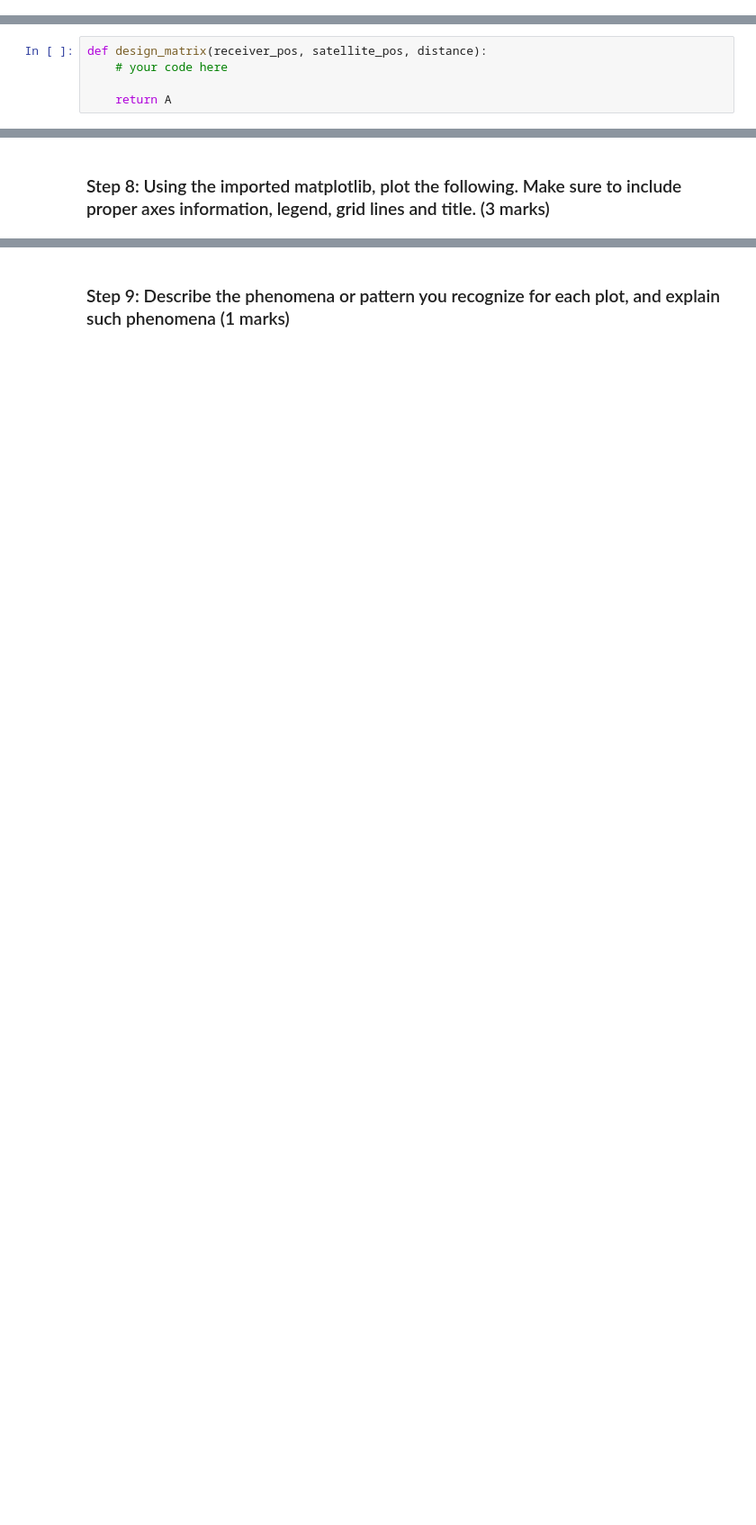
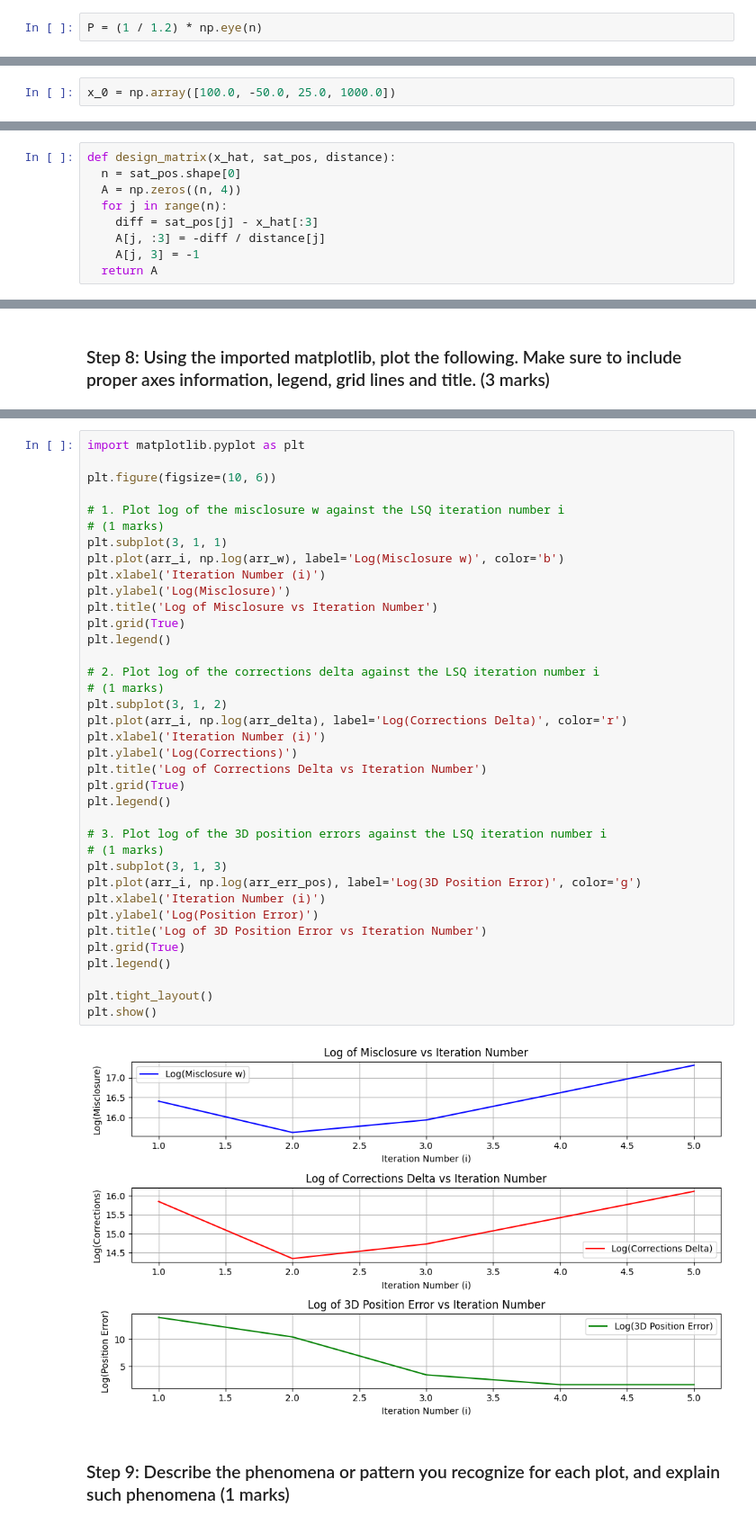
Before and after one commit to andrew-thai08/ENGG680_2025_Fall, a Jupyter notebook: Lab_Assignment2/Assignment2.ipynb, the cells around one changed output, grey strips where cells are left out. Shown at 90% size. Drawn from its saved outputs; the diff is of its cells as text; blank space fills up the shorter version.

```diff
--- a/Lab_Assignment2/Assignment2.ipynb
+++ b/Lab_Assignment2/Assignment2.ipynb
@@ -88,2 +116,4 @@ P =
+# %%
+P = (1 / 1.2) * np.eye(n)
 # %% [markdown]
 ### Step 2: set the initial states as [100.0, -50.0, 25.0, 1000.0] (0.5 mark)
@@ -92,2 +120,4 @@ x_0 =
+# %%
+x_0 = np.array([100.0, -50.0, 25.0, 1000.0])
 # %% [markdown]
 ### Step 3: initialize the corrections array as 10s, iteration loop counter i as zero and related arrays (1 mark)
@@ -174,11 +204,15 @@ Where:
 - The last column of -1 corresponds to the constant term in the least squares equation
 
 This matrix is used for least squares estimation in positioning or navigation applications.
-# %%
-def design_matrix(receiver_pos, satellite_pos, distance):
-    # your code here
-
-    return A
+# %%
+def design_matrix(x_hat, sat_pos, distance):
+  n = sat_pos.shape[0]
+  A = np.zeros((n, 4))
+  for j in range(n):
+    diff = sat_pos[j] - x_hat[:3]
+    A[j, :3] = -diff / distance[j]
+    A[j, 3] = -1
+  return A
 # %% [markdown]
 ### Step 5: start the iteration for the LSE (4 mark)
 
@@ -268,2 +334,41 @@ Print:
+# %%
+import matplotlib.pyplot as plt
+
+plt.figure(figsize=(10, 6))
+
+# 1. Plot log of the misclosure w against the LSQ iteration number i
+# (1 marks)
+plt.subplot(3, 1, 1)
+plt.plot(arr_i, np.log(arr_w), label='Log(Misclosure w)', color='b')
+plt.xlabel('Iteration Number (i)')
+plt.ylabel('Log(Misclosure)')
+plt.title('Log of Misclosure vs Iteration Number')
+plt.grid(True)
+plt.legend()
+
+# 2. Plot log of the corrections delta against the LSQ iteration number i
+# (1 marks)
+plt.subplot(3, 1, 2)
+plt.plot(arr_i, np.log(arr_delta), label='Log(Corrections Delta)', color='r')
+plt.xlabel('Iteration Number (i)')
+plt.ylabel('Log(Corrections)')
+plt.title('Log of Corrections Delta vs Iteration Number')
+plt.grid(True)
+plt.legend()
+
+# 3. Plot log of the 3D position errors against the LSQ iteration number i
+# (1 marks)
+plt.subplot(3, 1, 3)
+plt.plot(arr_i, np.log(arr_err_pos), label='Log(3D Position Error)', color='g')
+plt.xlabel('Iteration Number (i)')
+plt.ylabel('Log(Position Error)')
+plt.title('Log of 3D Position Error vs Iteration Number')
+plt.grid(True)
+plt.legend()
+
+plt.tight_layout()
+plt.show()
+# %% [output]
+[figure, added]
 # %% [markdown]
 ### Step 9: Describe the phenomena or pattern you recognize for each plot, and explain such phenomena (1 marks)
```
Also changed, not shown: parts of 24 cells of this notebook.
